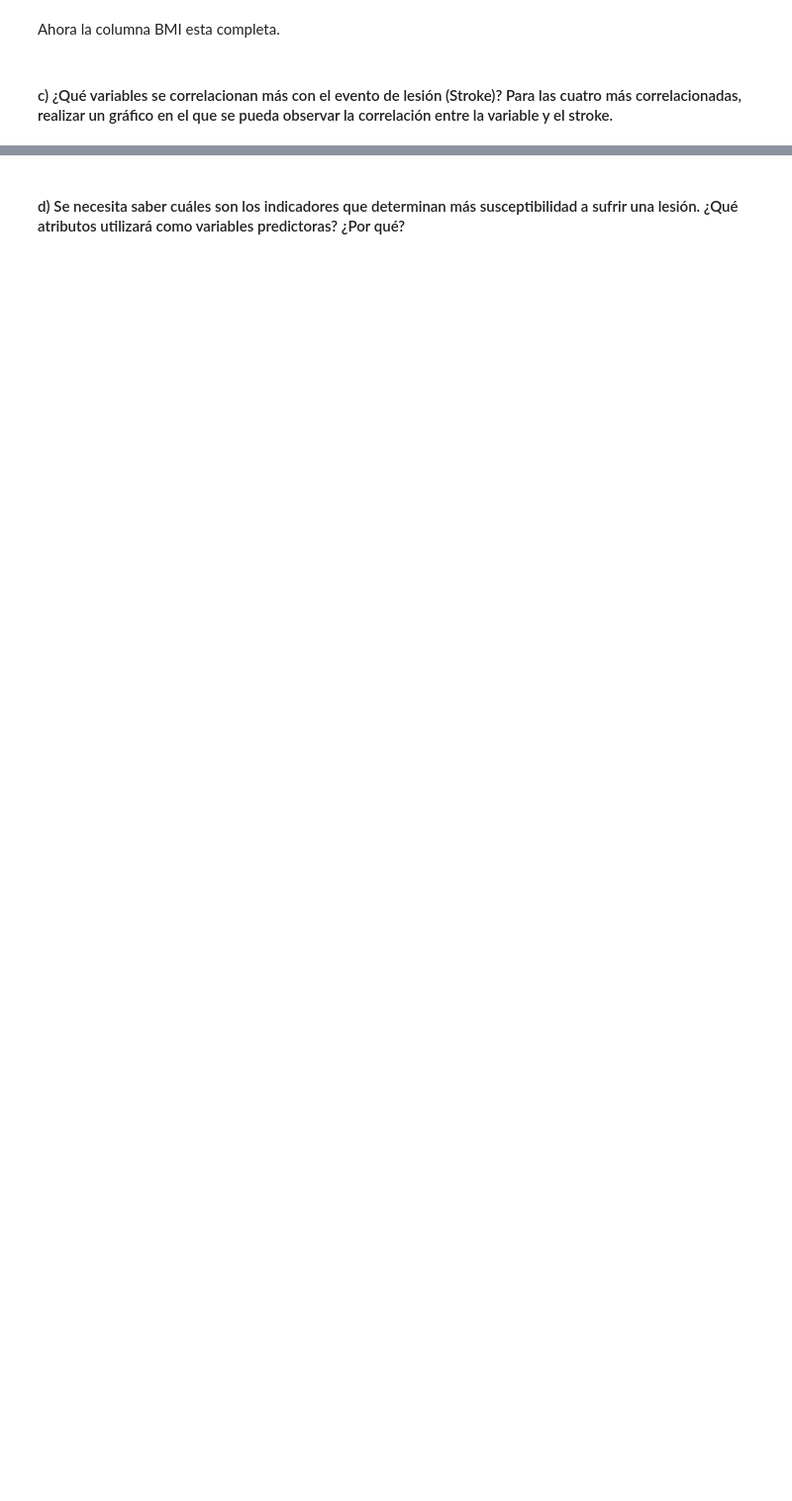
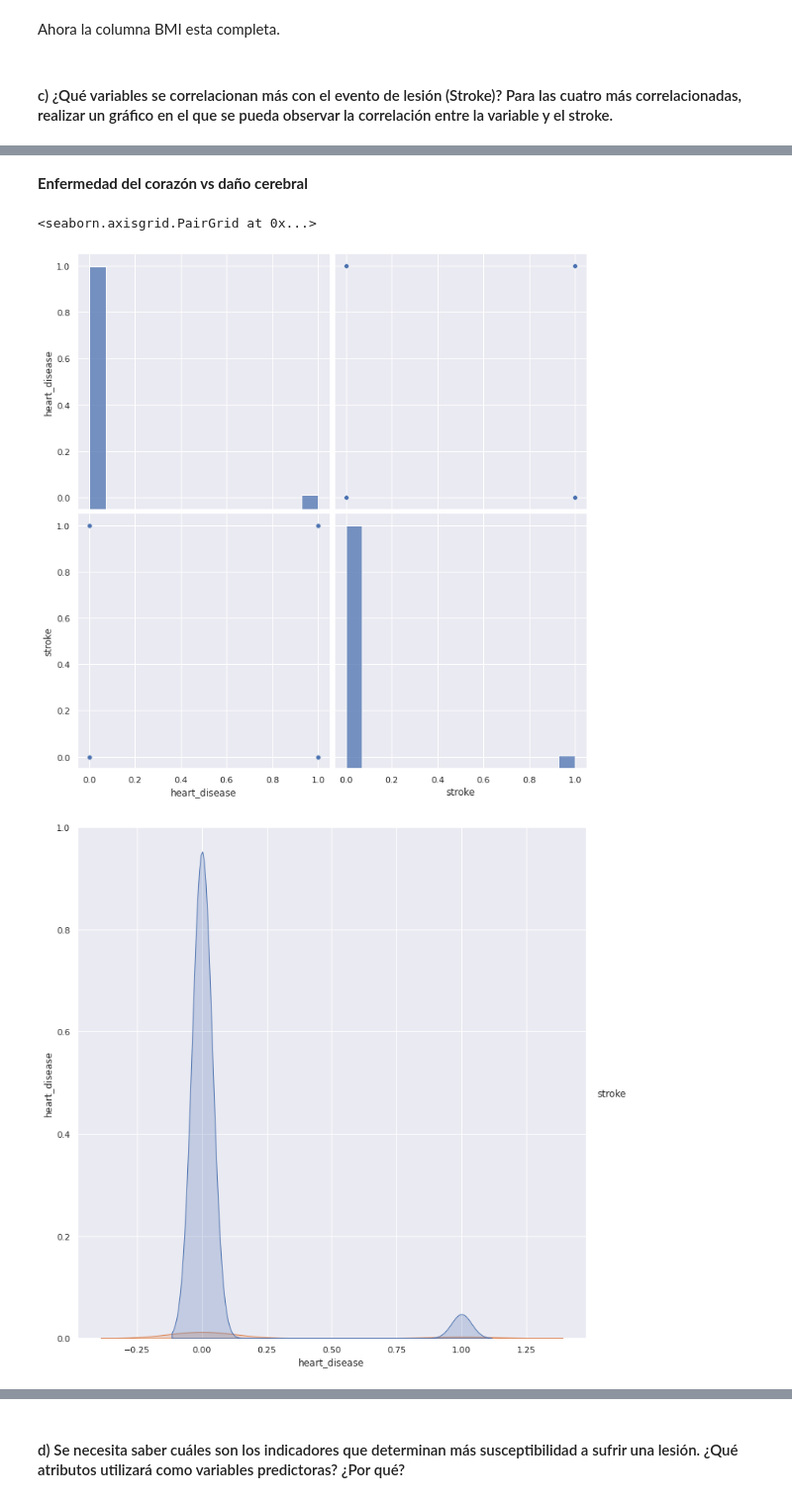
Before and after one commit to magistery-tps/aa-tp1, a Jupyter notebook: notebooks/tp1.ipynb, the cells around one changed output, grey strips where cells are left out. Shown at 99% size. Cells and saved outputs as stored; diff of their text form; code cells hidden in the pictures; blank space fills up the shorter version.

```diff
--- a/notebooks/tp1.ipynb
+++ b/notebooks/tp1.ipynb
@@ -318,0 +385,9 @@ Ahora la columna BMI esta completa.
+# %% [markdown]
+**Enfermedad del corazón vs daño cerebral**
+# %%
+sns.pairplot(imp_dataset2[['heart_disease', 'stroke']], height=5)
+sns.pairplot(imp_dataset2[['heart_disease','stroke']], hue="stroke", height=10)
+# %% [output]
+<seaborn.axisgrid.PairGrid at 0x...>
+[figure, added]
+[figure, added]
```
Also changed, not shown: parts of 19 cells of this notebook.
